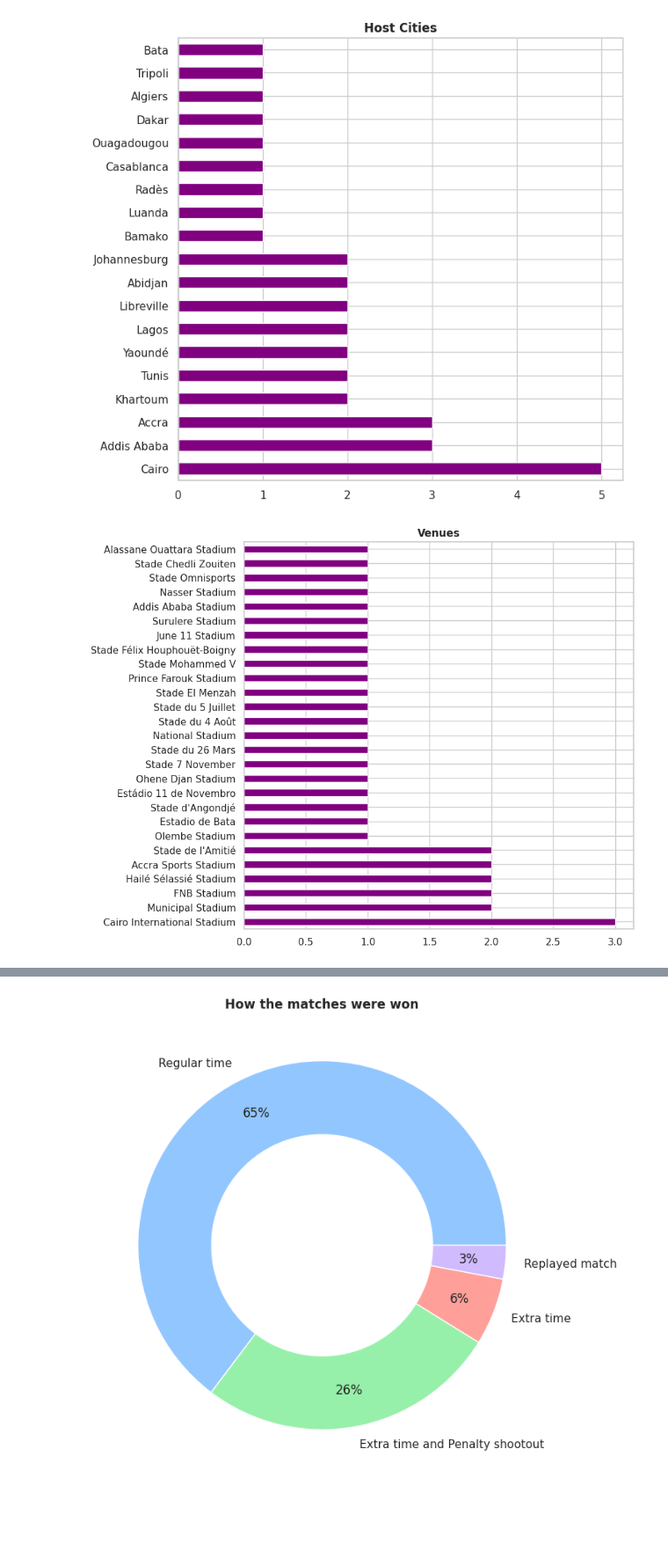
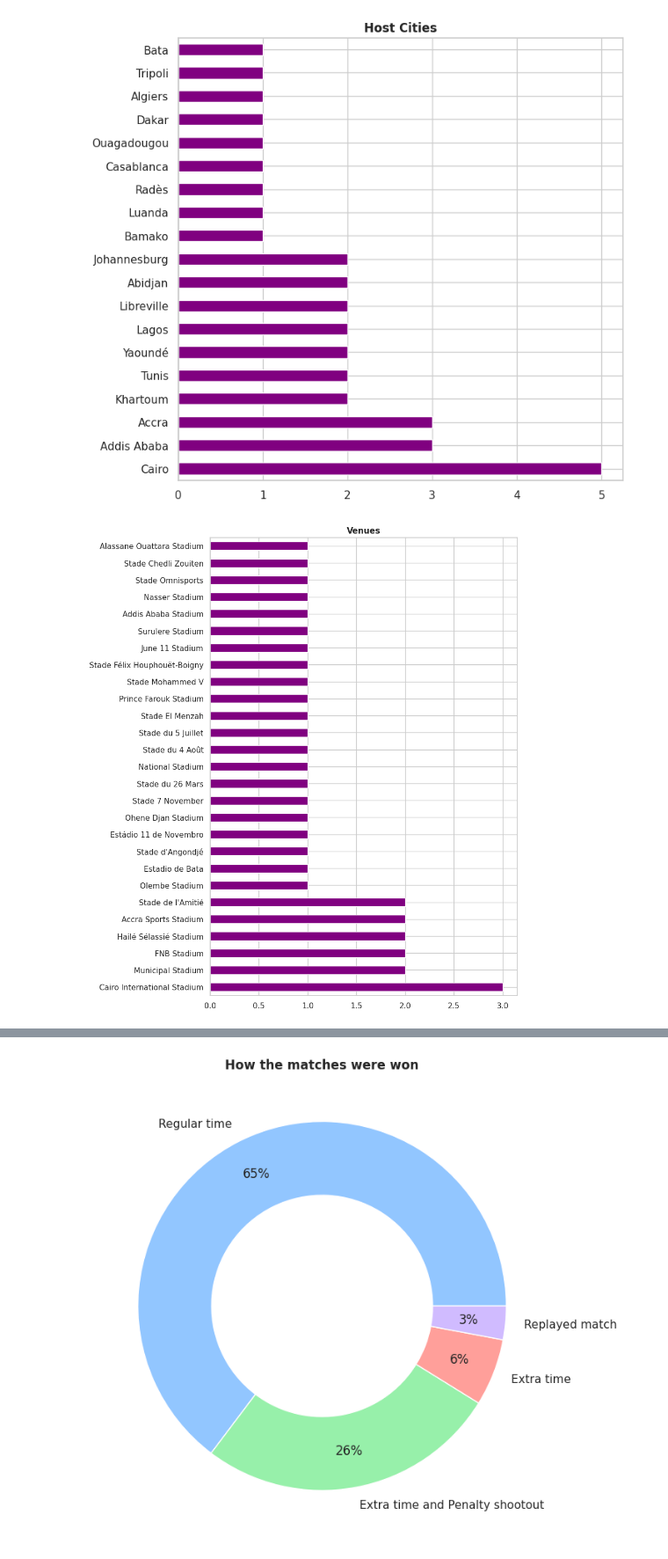
Before and after one commit to guilhermelaviola/SoccerCompetitionsStudy, a Jupyter notebook: AfricanCupOfNationsStudy.ipynb, the cells around one changed output, grey strips where cells are left out. Shown at 88% size. Cells and saved outputs as stored; diff of their text form; code cells hidden in the pictures; blank space fills up the shorter version.

```diff
--- a/AfricanCupOfNationsStudy.ipynb
+++ b/AfricanCupOfNationsStudy.ipynb
@@ -81,11 +81,11 @@ plt.show()
 [figure]
 # %%
 # Displaying the venues that hosted finals:
-ac.groupby('Year').first()['Venue'].value_counts().plot(kind = 'barh', color = 'purple', figsize = (8, 8))
+ac['Venue'].value_counts().plot(kind = 'barh', color = 'purple', figsize = (8, 12))
 plt.ylabel(None)
 plt.title('Venues', fontweight = 'bold')
 plt.show()
 # %% [output]
-[figure, old version]
+[figure, new version]
 # %%
 # Displaying the attendances by year:
```
Also changed, not shown: parts of 6 cells of this notebook.
